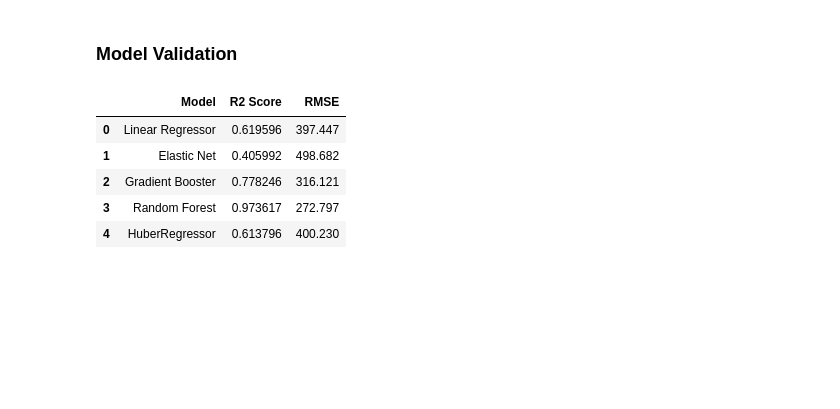
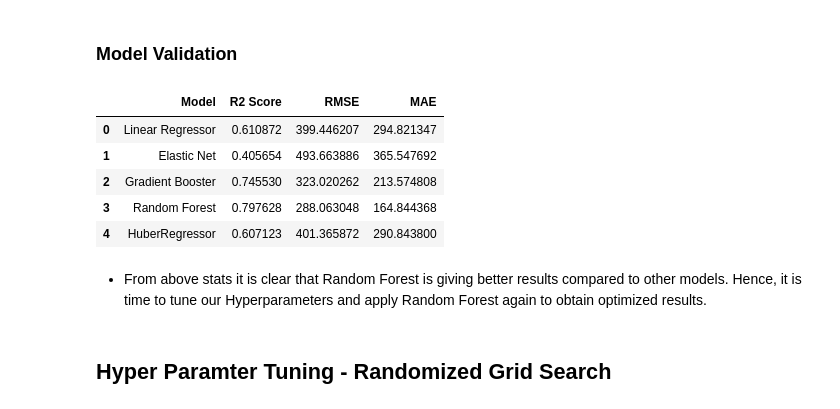
Before and after one commit to ankitrai777/Bike-Sharing-Demand-Prediction-, a Jupyter notebook: Bike Sharing Demand Prediction - Capstone Project.ipynb, the cells around one changed output. Cells and saved outputs as stored; diff of their text form; code cells hidden in the pictures; blank space fills up the shorter version.

```diff
--- a/Bike Sharing Demand Prediction - Capstone Project.ipynb
+++ b/Bike Sharing Demand Prediction - Capstone Project.ipynb
@@ -387,5 +447,5 @@ KeyError: "['Humidity', 'Snowfall', 'Solar Radiation', 'Visibility', 'Windspeed'
 # %%
 # Splitting the dataset into the Training set and Test set
 
-X_train, X_test, y_train, y_test = train_test_split(X, y, test_size = 0.2, random_state = 2)
+X_train, X_test, y_train, y_test = train_test_split(X, y, test_size = 0.3, random_state = 2)
 # %% [markdown]
@@ -419,0 +484,15 @@ RMSE for Linear Regression Model is : 397.447
+# %%
+# Multiple Linear Regression
+
+regressor=LinearRegression()
+regressor.fit(X_train,y_train)
+
+# Predicting the Test set results
+y_pred = regressor.predict(X_test)
+
+# Checking prfromance of model
+print ('Linear Regression :')
+print('RMSE:',np.sqrt(mean_squared_error(y_test, y_pred)))                      # Checking prfromance of model using "Root Mean Squared Error"
+print('MSE:',mean_squared_error(y_test, y_pred))                                # Test performance using " Mean Squared Error"
+print('MAE:',mean_absolute_error(y_test,y_pred))                                # Test performance using " Mean Absolute Error"
+print('R2 score:',r2_score(y_test, y_pred))                                     # Checking " R2 score"
@@ -447,10 +550,0 @@ RMSE for Gradient Boosting Model is : 316.121
-# %%
-#Random Forest
-
-from sklearn.metrics import accuracy_score, mean_squared_error
-
-rf = RandomForestRegressor()
-rf.fit(X_train,y_train)
-y_pred_rf = rf.predict(X_test)
-print(f'R2 score for Random Forest Model is : {rf.score(X_train,y_train)}')
-print(f'RMSE for Random Forestg Model is : {round(np.sqrt(mean_squared_error(y_test,y_pred_rf)),3)}')
@@ -475,0 +551,14 @@ Increase the number of iterations (max_iter) or scale the data as shown in:
+# %%
+#Random Forest
+
+randomiser=RandomForestRegressor()
+randomiser.fit(X_train,y_train)
+
+# Predicting the Test set results
+y_pred_rf = randomiser.predict(X_test)
+
+# Checking prfromance of model
+print('RMSE:',np.sqrt(mean_squared_error(y_test, y_pred_rf)))                      # Checking prfromance of model using "Root Mean Squared Error"
+print('MSE:',mean_squared_error(y_test, y_pred_rf))                                # Test performance using " Mean Squared Error"
+print('MAE:',mean_absolute_error(y_test,y_pred_rf))                                # Test performance using " Mean Absolute Error"
+print('R2 score:',r2_score(y_test, y_pred_rf))
@@ -476,13 +594,17 @@ Increase the number of iterations (max_iter) or scale the data as shown in:
 # %% [markdown]
 ### Model Validation
 # %%
-model_validation = {'Model': ['Linear Regressor', 'Elastic Net', 'Gradient Booster', 'Random Forest','HuberRegressor'], 'R2 Score': [lr.score(X_train,y_train),en.score(X_train,y_train), gb.score(X_train,y_train), rf.score(X_train,y_train),hb.score(X_train,y_train)], 'RMSE':[round(np.sqrt(mean_squared_error(y_test,y_pred)),3),round(np.sqrt(mean_squared_error(y_test,y_pred_en)),3),round(np.sqrt(mean_squared_error(y_test,y_pred_gb)),3),round(np.sqrt(mean_squared_error(y_test,y_pred_rf)),3),round(np.sqrt(mean_squared_error(y_test,y_pred_hb)),3)]}
+model_validation = {'Model': ['Linear Regressor', 'Elastic Net', 'Gradient Booster', 'Random Forest','HuberRegressor'], 'R2 Score': [r2_score(y_test, y_pred),r2_score(y_test, y_pred_en),r2_score(y_test, y_pred_gb),r2_score(y_test, y_pred_rf),r2_score(y_test, y_pred_hb)], 'RMSE':[np.sqrt(mean_squared_error(y_test, y_pred)),np.sqrt(mean_squared_error(y_test, y_pred_en)),np.sqrt(mean_squared_error(y_test, y_pred_gb)),np.sqrt(mean_squared_error(y_test, y_pred_rf)),np.sqrt(mean_squared_error(y_test, y_pred_hb))],'MAE' :[mean_absolute_error(y_test,y_pred),mean_absolute_error(y_test,y_pred_en),mean_absolute_error(y_test,y_pred_gb),mean_absolute_error(y_test,y_pred_rf),mean_absolute_error(y_test,y_pred_hb)]}
 model_validate = pd.DataFrame(model_validation)
 model_validate
 # %% [output]
-|  | Model | R2 Score | RMSE |
-| 0 | Linear Regressor | 0.619596 | 397.447 |
-| 1 | Elastic Net | 0.405992 | 498.682 |
-| 2 | Gradient Booster | 0.778246 | 316.121 |
-| 3 | Random Forest | 0.973617 | 272.797 |
-| 4 | HuberRegressor | 0.613796 | 400.230 |
+|  | Model | R2 Score | RMSE | MAE |
+| 0 | Linear Regressor | 0.610872 | 399.446207 | 294.821347 |
+| 1 | Elastic Net | 0.405654 | 493.663886 | 365.547692 |
+| 2 | Gradient Booster | 0.745530 | 323.020262 | 213.574808 |
+| 3 | Random Forest | 0.797628 | 288.063048 | 164.844368 |
+| 4 | HuberRegressor | 0.607123 | 401.365872 | 290.843800 |
+# %% [markdown]
+* From above stats it is clear that Random Forest is giving better results compared to other models. Hence, it is time to tune our Hyperparameters and apply Random Forest again to obtain optimized results.
+# %% [markdown]
+## Hyper Paramter Tuning - Randomized Grid Search
```
Also changed, not shown: parts of 56 cells of this notebook.
